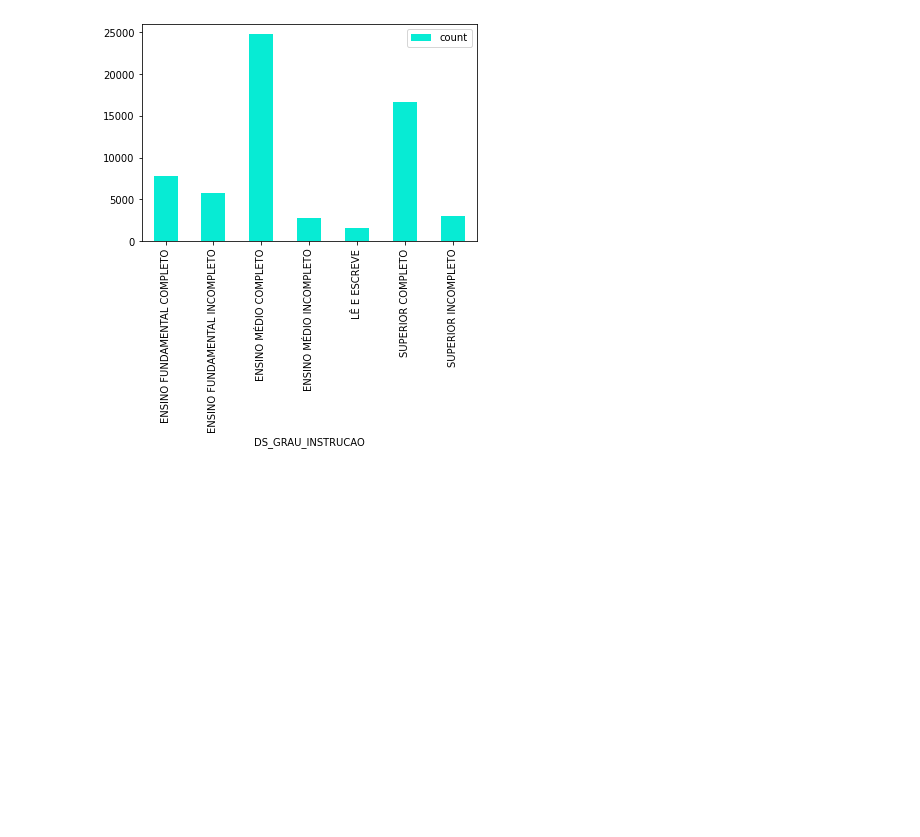
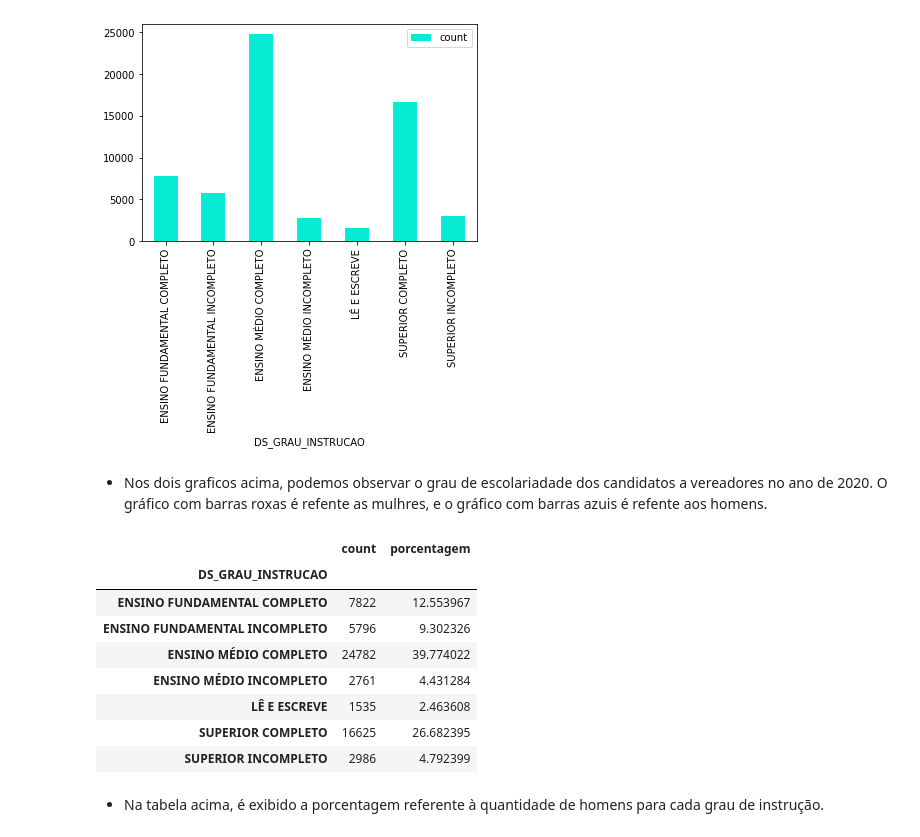
Before and after one commit to HelenAlevato/AnaliseCandidatosEleicaoSp, a Jupyter notebook: Candidatura_vereadores_SP.ipynb, the cells around one changed output. Cells and saved outputs as stored; diff of their text form; code cells hidden in the pictures; blank space fills up the shorter version.

```diff
--- a/Candidatura_vereadores_SP.ipynb
+++ b/Candidatura_vereadores_SP.ipynb
@@ -190,6 +162,22 @@ vereadores_homens.groupby('DS_GRAU_INSTRUCAO')['DS_GRAU_INSTRUCAO'].agg(['count'
 # %% [output]
 <AxesSubplot:xlabel='DS_GRAU_INSTRUCAO'>
 [figure]
+# %% [markdown]
+- Nos dois graficos acima, podemos observar o grau de escolariadade dos candidatos a vereadores no ano de 2020. O gráfico com barras roxas é refente as mulhres, e o gráfico com barras azuis é refente aos homens.
 # %%
-df = vereadores_homens.groupby('DS_GRAU_INSTRUCAO')['DS_GRAU_INSTRUCAO'].agg(['count'])
+dfH_grau_instrucao = vereadores_homens.groupby('DS_GRAU_INSTRUCAO')['DS_GRAU_INSTRUCAO'].agg(['count'])
+dfH_grau_instrucao ['porcentagem'] = dfH_grau_instrucao.apply(lambda linha : linha*100/quantidadeDeHomens)
+dfH_grau_instrucao
+# %% [output]
+|  | count | porcentagem |
+| DS_GRAU_INSTRUCAO |  |  |
+| ENSINO FUNDAMENTAL COMPLETO | 7822 | 12.553967 |
+| ENSINO FUNDAMENTAL INCOMPLETO | 5796 | 9.302326 |
+| ENSINO MÉDIO COMPLETO | 24782 | 39.774022 |
+| ENSINO MÉDIO INCOMPLETO | 2761 | 4.431284 |
+| LÊ E ESCREVE | 1535 | 2.463608 |
+| SUPERIOR COMPLETO | 16625 | 26.682395 |
+| SUPERIOR INCOMPLETO | 2986 | 4.792399 |
+# %% [markdown]
+- Na tabela acima, é exibido a porcentagem referente à quantidade de homens para cada grau de instrução.
 # %%
```
Also changed, not shown: parts of 40 cells of this notebook.
